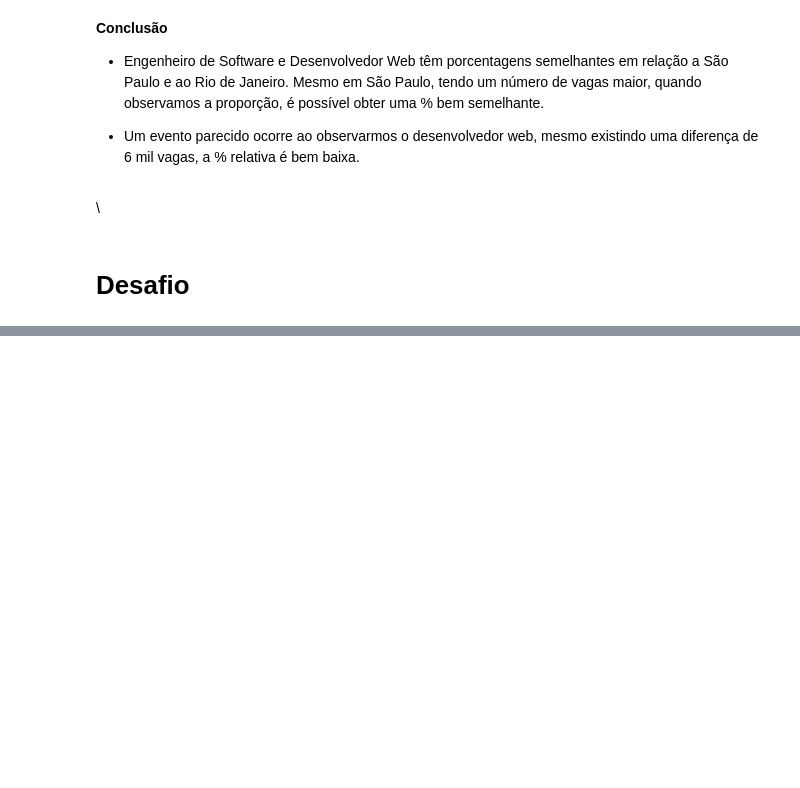
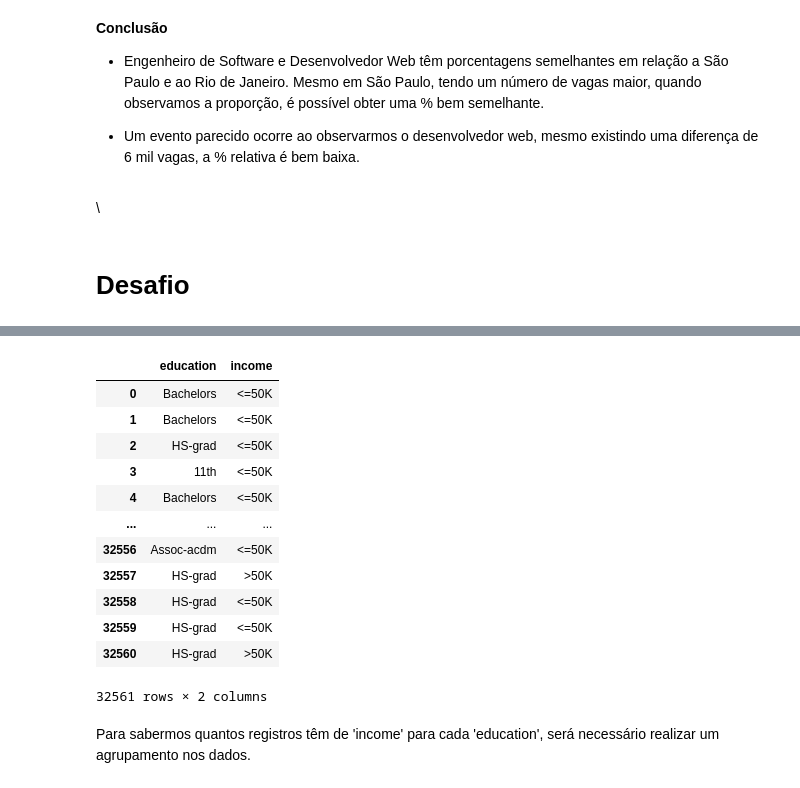
Before and after one commit to JosenildoJunior/StatPyDataScience, a Jupyter notebook: Dados_Absolutos_e_Relativos.ipynb, the cells around one changed output, grey strips where cells are left out. Cells and saved outputs as stored; diff of their text form; code cells hidden in the pictures; blank space fills up the shorter version.

```diff
--- a/Dados_Absolutos_e_Relativos.ipynb
+++ b/Dados_Absolutos_e_Relativos.ipynb
@@ -96,0 +136,3 @@ Carregue o arquivo census.csv
+# %%
+# Criando um novo DataFrame apenas com as variavéis que é interessante para a resolução desse caso
+novo_df = df[['education', 'income']]
@@ -96,0 +144,19 @@ Carregue o arquivo census.csv
+# %%
+# Observando os  registros
+novo_df
+# %% [output]
+|  | education | income |
+| 0 | Bachelors | <=50K |
+| 1 | Bachelors | <=50K |
+| 2 | HS-grad | <=50K |
+| 3 | 11th | <=50K |
+| 4 | Bachelors | <=50K |
+| ... | ... | ... |
+| 32556 | Assoc-acdm | <=50K |
+| 32557 | HS-grad | >50K |
+| 32558 | HS-grad | <=50K |
+| 32559 | HS-grad | <=50K |
+| 32560 | HS-grad | >50K |
+32561 rows × 2 columns
+# %% [markdown]
+Para sabermos quantos registros têm de 'income' para cada 'education', será necessário realizar um agrupamento nos dados.
```
Also changed, not shown: parts of 22 cells of this notebook.
